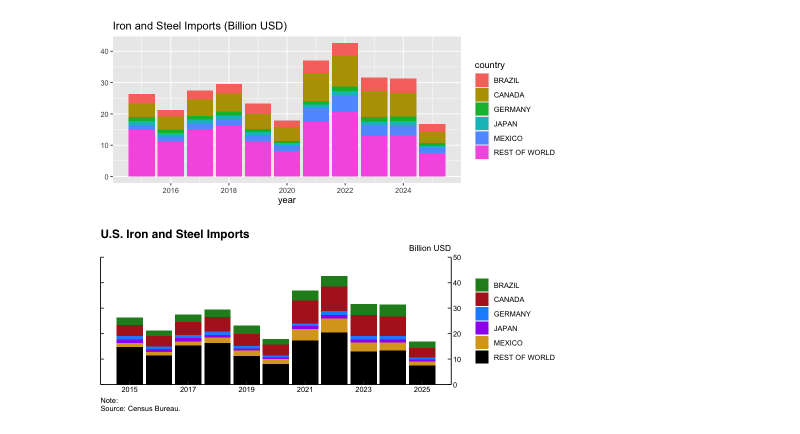
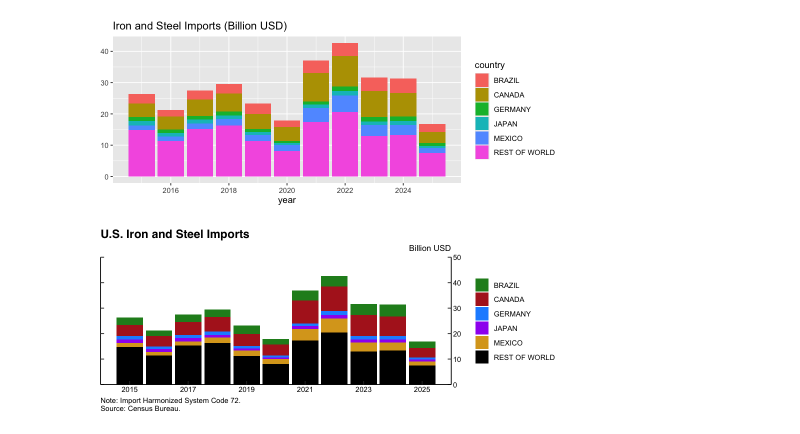
Before and after one commit to maha4028/R-charts, a Jupyter notebook: portfolio.ipynb, the cells around one changed output. Saved outputs shown, nothing was run; the diff lists cells and outputs as text; code cells hidden in the pictures.

```diff
--- a/portfolio.ipynb
+++ b/portfolio.ipynb
@@ -439,32 +439,32 @@ plot_5 <- top_6_yr %>%
     limits = c(0, 50),
     expand = c(0, 0)
     ) +
   scale_fill_manual(
     NULL,
     values = c(
       "CANADA" = "firebrick",
       "MEXICO" = "goldenrod",
       "BRAZIL" = "forestgreen",
       "JAPAN" = "purple",
       "GERMANY" = "dodgerblue",
       "REST OF WORLD" = "black"
     )
   ) +
   xlab(NULL) + ylab(NULL) +
   labs(
     title = "U.S. Iron and Steel Imports",
     subtitle = "Billion USD",
-    caption = "Note:\nSource: Census Bureau."
+    caption = "Note: Import Harmonized System Code 72.\nSource: Census Bureau."
     ) +
   theme_classic() +
   theme(
       plot.title = element_text(family = "Helvetica", face = "bold", size = 14),
       plot.subtitle = element_text(hjust = 1, size = 10),
       axis.text = element_text(color = "black"),
       axis.ticks.length = unit(-0.15, "cm"),
       plot.caption = element_text(hjust = 0)
       )
 
 plot_5
 # %% [output]
-[figure, old version]
+[figure, new version]
```
